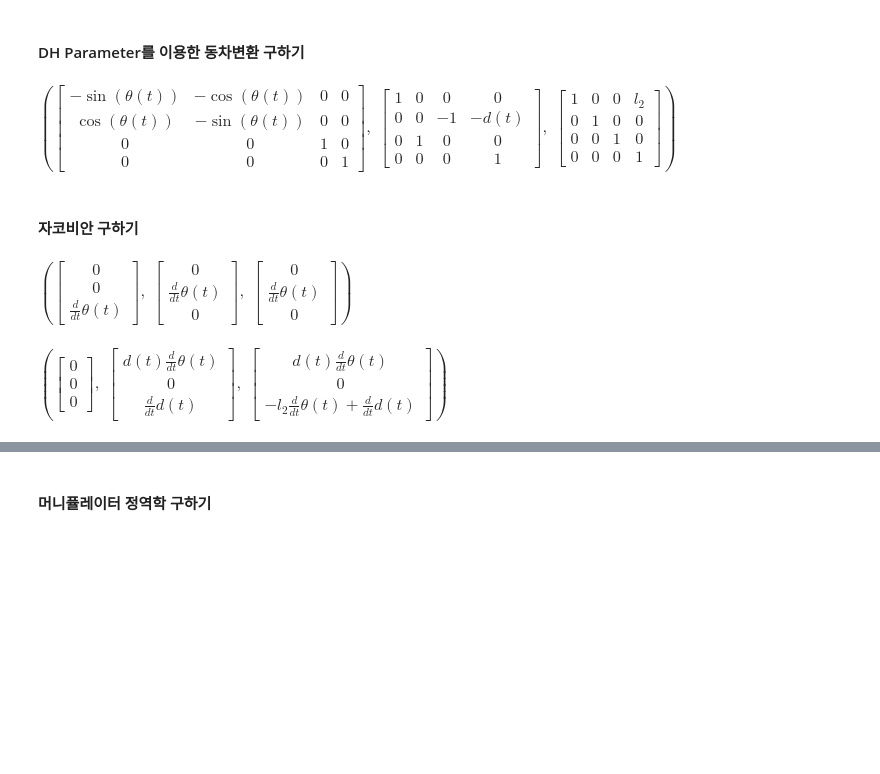
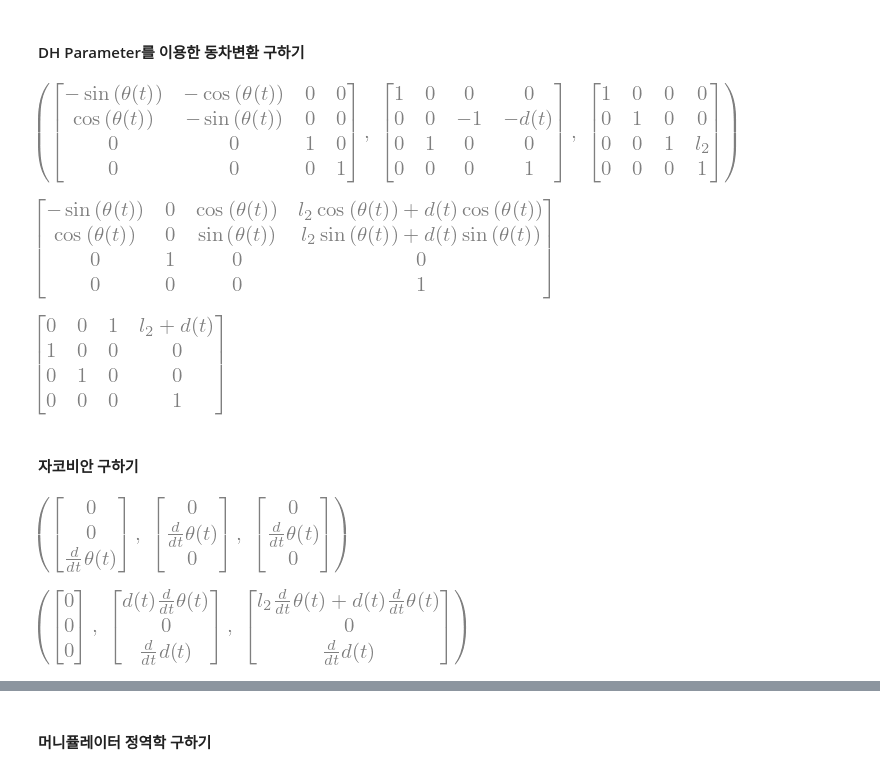
Before and after one commit to dongilc/intelligent_robotics, a Jupyter notebook: Example 2_RP type.ipynb, the cells around one changed output, grey strips where cells are left out. Saved outputs shown, nothing was run; the diff lists cells and outputs as text; code cells hidden in the pictures; blank space fills up the shorter version.

```diff
--- a/Example 2_RP type.ipynb
+++ b/Example 2_RP type.ipynb
@@ -24,11 +24,20 @@ T01 = ir.DH(0,0,0,theta + sympy.rad(90))
 # %%
 T12 = ir.DH(0,sympy.rad(90),d,0)
 # %%
-T23 = ir.DH(l2,0,0,0)
+T23 = ir.DH(0,0,l2,0)
 # %%
 T01, T12, T23
 # %% [output]
-$\displaystyle \left( \left[\begin{matrix}- \sin{\left(\theta{\left(t \right)} \right)} & - \cos{\left(\theta{\left(t \right)} \right)} & 0 & 0\\\cos{\left(\theta{\left(t \right)} \right)} & - \sin{\left(\theta{\left(t \right)} \right)} & 0 & 0\\0 & 0 & 1 & 0\\0 & 0 & 0 & 1\end{matrix}\right], \  \left[\begin{matrix}1 & 0 & 0 & 0\\0 & 0 & -1 & - d{\left(t \right)}\\0 & 1 & 0 & 0\\0 & 0 & 0 & 1\end{matrix}\right], \  \left[\begin{matrix}1 & 0 & 0 & l_{2}\\0 & 1 & 0 & 0\\0 & 0 & 1 & 0\\0 & 0 & 0 & 1\end{matrix}\right]\right)$
+[figure, added]
+# %%
+T03 = T01@T12@T23
+T03
+# %% [output]
+[figure, added]
+# %%
+T03.subs({theta:0})
+# %% [output]
+[figure, added]
 # %% [markdown]
 #### 자코비안 구하기
 # %%
@@ -39,7 +48,7 @@ w_3_3 = ir.get_angular_vel_P(T23,w_2_2)
 # %%
 w_1_1,w_2_2,w_3_3
 # %% [output]
-$\displaystyle \left( \left[\begin{matrix}0\\0\\\frac{d}{d t} \theta{\left(t \right)}\end{matrix}\right], \  \left[\begin{matrix}0\\\frac{d}{d t} \theta{\left(t \right)}\\0\end{matrix}\right], \  \left[\begin{matrix}0\\\frac{d}{d t} \theta{\left(t \right)}\\0\end{matrix}\right]\right)$
+[figure, added]
 # %%
 v_0_0 = sympy.Matrix([[0],[0],[0]])
 v_1_1 = ir.get_linear_vel_R(T01,w_0_0,v_0_0)
@@ -48,7 +57,7 @@ v_3_3 = ir.get_linear_vel_P(T23,w_2_2,v_2_2,0)
 # %%
 v_1_1,v_2_2,v_3_3
 # %% [output]
-$\displaystyle \left( \left[\begin{matrix}0\\0\\0\end{matrix}\right], \  \left[\begin{matrix}d{\left(t \right)} \frac{d}{d t} \theta{\left(t \right)}\\0\\\frac{d}{d t} d{\left(t \right)}\end{matrix}\right], \  \left[\begin{matrix}d{\left(t \right)} \frac{d}{d t} \theta{\left(t \right)}\\0\\- l_{2} \frac{d}{d t} \theta{\left(t \right)} + \frac{d}{d t} d{\left(t \right)}\end{matrix}\right]\right)$
+[figure, added]
 # %%
 qd = sympy.Matrix([[theta.diff()],[d.diff()]])
 # %%
```
Also changed, not shown: parts of 21 cells of this notebook, 6 other files.
